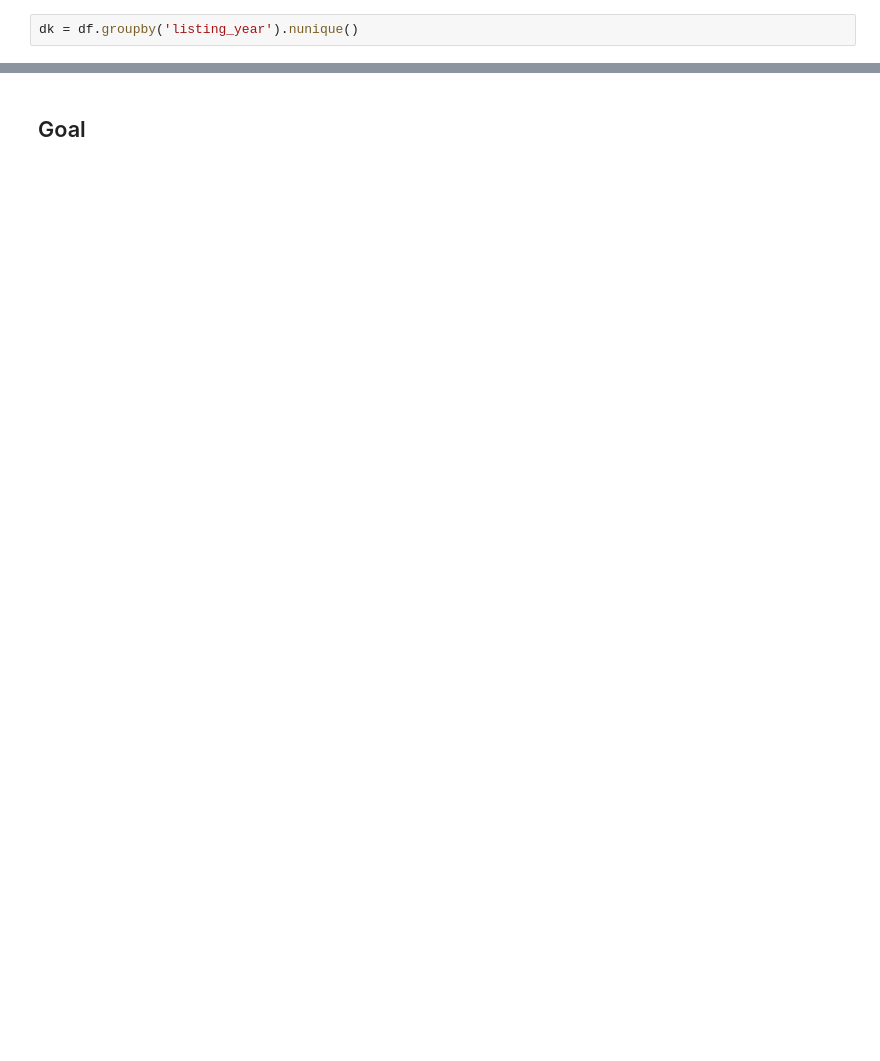
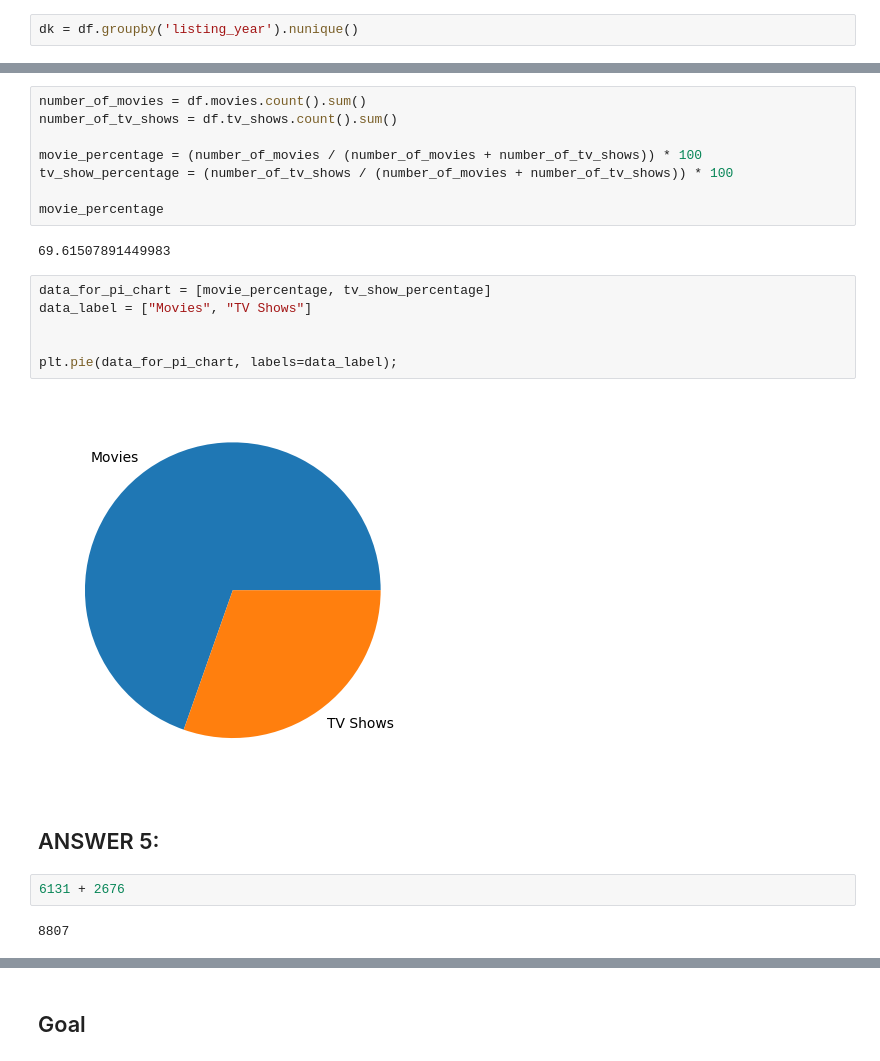
Before and after one commit to Udit8158/Data_Science_Learning, a Jupyter notebook: Projects/01_netflix_show_eda/netflix_eda_take02.ipynb, the cells around one changed output, grey strips where cells are left out. Drawn from its saved outputs; the diff is of its cells as text; blank space fills up the shorter version.

```diff
--- a/Projects/01_netflix_show_eda/netflix_eda_take02.ipynb
+++ b/Projects/01_netflix_show_eda/netflix_eda_take02.ipynb
@@ -202,0 +227,24 @@ dct.plot(kind='bar', title='Top 5 Countries in TV Shows of Netflix', xlabel='Cou
+# %%
+number_of_movies = df.movies.count().sum()
+number_of_tv_shows = df.tv_shows.count().sum()
+
+movie_percentage = (number_of_movies / (number_of_movies + number_of_tv_shows)) * 100
+tv_show_percentage = (number_of_tv_shows / (number_of_movies + number_of_tv_shows)) * 100
+
+movie_percentage
+# %% [output]
+69.61507891449983
+# %%
+data_for_pi_chart = [movie_percentage, tv_show_percentage]
+data_label = ["Movies", "TV Shows"]
+
+
+plt.pie(data_for_pi_chart, labels=data_label);
+# %% [output]
+[figure, added]
+# %% [markdown]
+## ANSWER 5:
+# %%
+6131 + 2676
+# %% [output]
+8807
```
Also changed, not shown: parts of 61 cells of this notebook.
